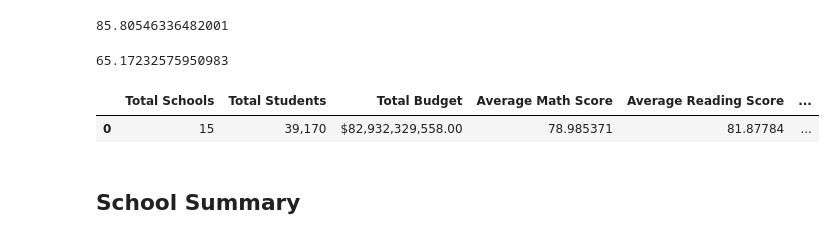
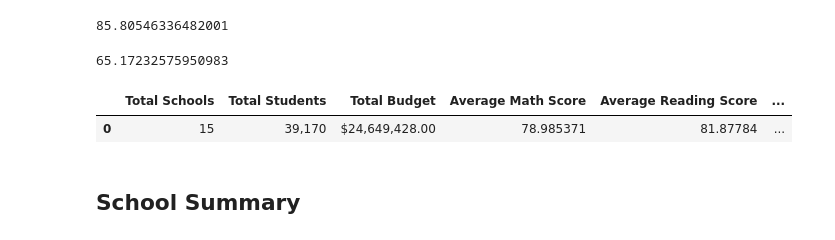
Before and after one commit to mascee/pandas-challenge, a Jupyter notebook: PyCitySchools/PyCitySchools.ipynb, the cells around one changed output. Saved outputs shown, nothing was run; the diff lists cells and outputs as text; code cells hidden in the pictures.

```diff
--- a/PyCitySchools/PyCitySchools.ipynb
+++ b/PyCitySchools/PyCitySchools.ipynb
@@ -67,3 +29,0 @@ school_data_complete.head(100)
-# %%
-##
-school_data.set_index("school_name")["budget"]
@@ -89,19 +31,22 @@ Name: budget, dtype: int64
 ## District Summary
 # %%
 # Calculate the total number of unique schools
-unique_schools = school_data_complete['school_name'].nunique()
+school_count = school_data_complete['school_name'].nunique()
 
-unique_schools
+school_count
 # %% [output]
 15
 # %%
 # Calculate the total number of students
-student_count = school_data_complete.shape[0]
+
+
+student_count = school_data['size'].sum()
 student_count
 # %% [output]
 39170
 # %%
 # Calculate the total budget
-total_budget = school_data_complete['budget'].sum()
+#total_budget = school_data_complete['budget'].sum()
+total_budget = school_data['budget'].sum()
 total_budget
 # %% [output]
@@ -144,26 +89,26 @@ overall_passing_rate
 # %%
 # Create a high-level snapshot of the district's key metrics in a DataFrame
 
 district_summary = pd.DataFrame({
-    "Total Schools": [unique_schools],
+    "Total Schools": [school_count],
     "Total Students": [student_count],
     "Total Budget": [total_budget],
     "Average Math Score": [average_math_score],
     "Average Reading Score": [average_reading_score],
     "%Percentage Passing Math": [passing_math_percentage],
     "%Percentage Passing Reading": [passing_reading_percentage],
     "%Overall Passing": [overall_passing_rate]
 })
 
 # Formatting
 district_summary["Total Students"] = district_summary["Total Students"].map("{:,}".format)
 district_summary["Total Budget"] = district_summary["Total Budget"].map("${:,.2f}".format)
 
 # Display the DataFrame
 district_summary
 # %% [output]
 |  | Total Schools | Total Students | Total Budget | Average Math Score | Average Reading Score | ... |
-| 0 | 15 | 39,170 | $82,932,329,558.00 | 78.985371 | 81.87784 | ... |
+| 0 | 15 | 39,170 | $24,649,428.00 | 78.985371 | 81.87784 | ... |
 # %% [markdown]
 ## School Summary
 # %%
```
Also changed, not shown: parts of 36 cells of this notebook.
